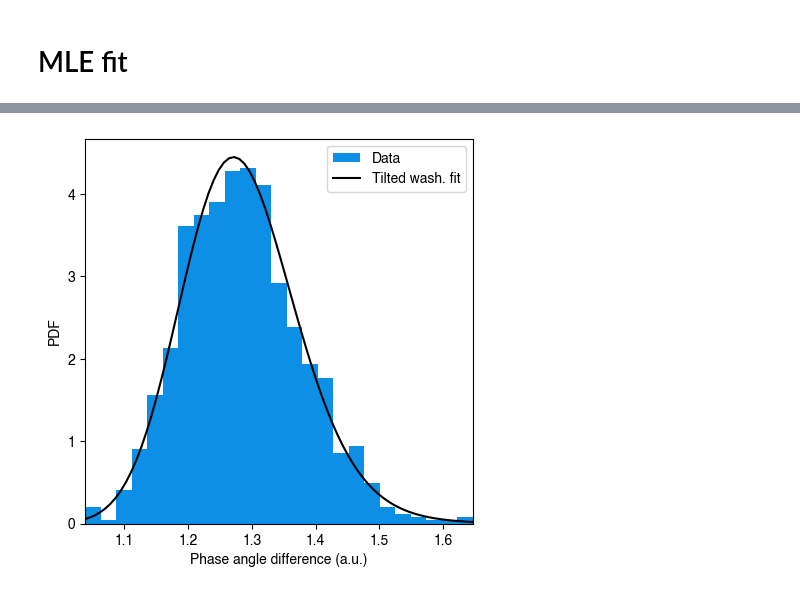
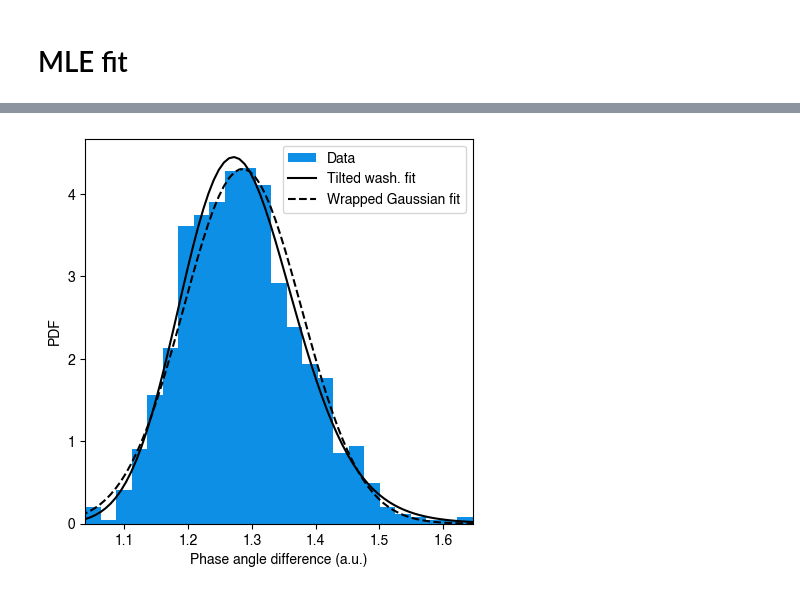
Before and after one commit to aleable/power-grid-complexity, a Jupyter notebook: notebooks/synthetic_data/mle_fit_tilted_washboard.ipynb, the cells around one changed output, grey strips where cells are left out. Drawn from its saved outputs; the diff is of its cells as text; code cells hidden in the pictures.

Commit message:
wrapped gaussian

```diff
--- a/notebooks/synthetic_data/mle_fit_tilted_washboard.ipynb
+++ b/notebooks/synthetic_data/mle_fit_tilted_washboard.ipynb
@@ -31,6 +31,9 @@ with open(params_path / "mle_constraints.json", "r") as f:
 constraints_tilted_washboard = {
     k: tuple(v) for k, v in constraints["constraints_tilted_washboard"].items()
 }
+constraints_wrapped_gaussian = {
+    k: tuple(v) for k, v in constraints["constraints_wrapped_gaussian"].items()
+}
 # %%
 set_seed(123)
 # %% [markdown]
@@ -102,3 +105,18 @@ Optimization terminated successfully.
 a_fit = result[0]["a"][0]
 b_fit = result[0]["b"][0]
 fitted_distribution = TiltedWashboardDistribution(a=a_fit, b=b_fit)
+# %%
+param_inits = [
+    {"mu": 1.0, "sigma": 0.1},
+]
+
+result_wg = mle_fit_multiple_inits(
+    data=data,
+    distribution="wrapped_gaussian",
+    init_list=param_inits,
+    constraints=constraints_wrapped_gaussian,
+    max_iter=500,
+    std_threshold=25,
+    x_grid=x_grid,  # Grid for normalization of pdf (taken from sampling)
+    verbose=True,
+)
@@ -105,22 +145,28 @@ fitted_distribution = TiltedWashboardDistribution(a=a_fit, b=b_fit)
+# %%
+mu_fit = result_wg[0]["mu"][0]
+sigma_fit = result_wg[0]["sigma"][0]
+fitted_wrapped_gaussian = WrappedGaussian(mu=mu_fit, sigma=sigma_fit)
 # %%
 x_range = np.linspace(x_min - 0.4, x_min + 0.4, 100)
-pdf = fitted_distribution.pdf(x=x_range, x_grid=x_grid)
+pdf_tw = fitted_distribution.pdf(x=x_range, x_grid=x_grid)
+pdf_wg = fitted_wrapped_gaussian.pdf(x=x_range)
 # %%
 with plot_style():
 
     fig, ax = plt.subplots(1, 1, figsize=(5, 5))
     colors = plt.rcParams["axes.prop_cycle"].by_key()["color"]
 
     ax.hist(data, bins=25, density=True, label="Data")
-    ax.plot(x_range, pdf, color="black", lw=1.5, label="Tilted wash. fit")
+    ax.plot(x_range, pdf_tw, color="black", lw=1.5, label="Tilted wash. fit")
+    ax.plot(x_range, pdf_wg, color="black", ls="dashed", lw=1.5, label="Wrapped Gaussian fit")
 
     ax.set_xlim(data.min(), data.max())
 
     ax.set_xlabel("Phase angle difference (a.u.)")
     ax.set_ylabel("PDF")
 
     ax.legend(loc="best")
 
     plt.show()
 # %% [output]
-[figure, old version]
+[figure, new version]
```
Also changed, not shown: parts of 3 cells of this notebook, 6 other files.
